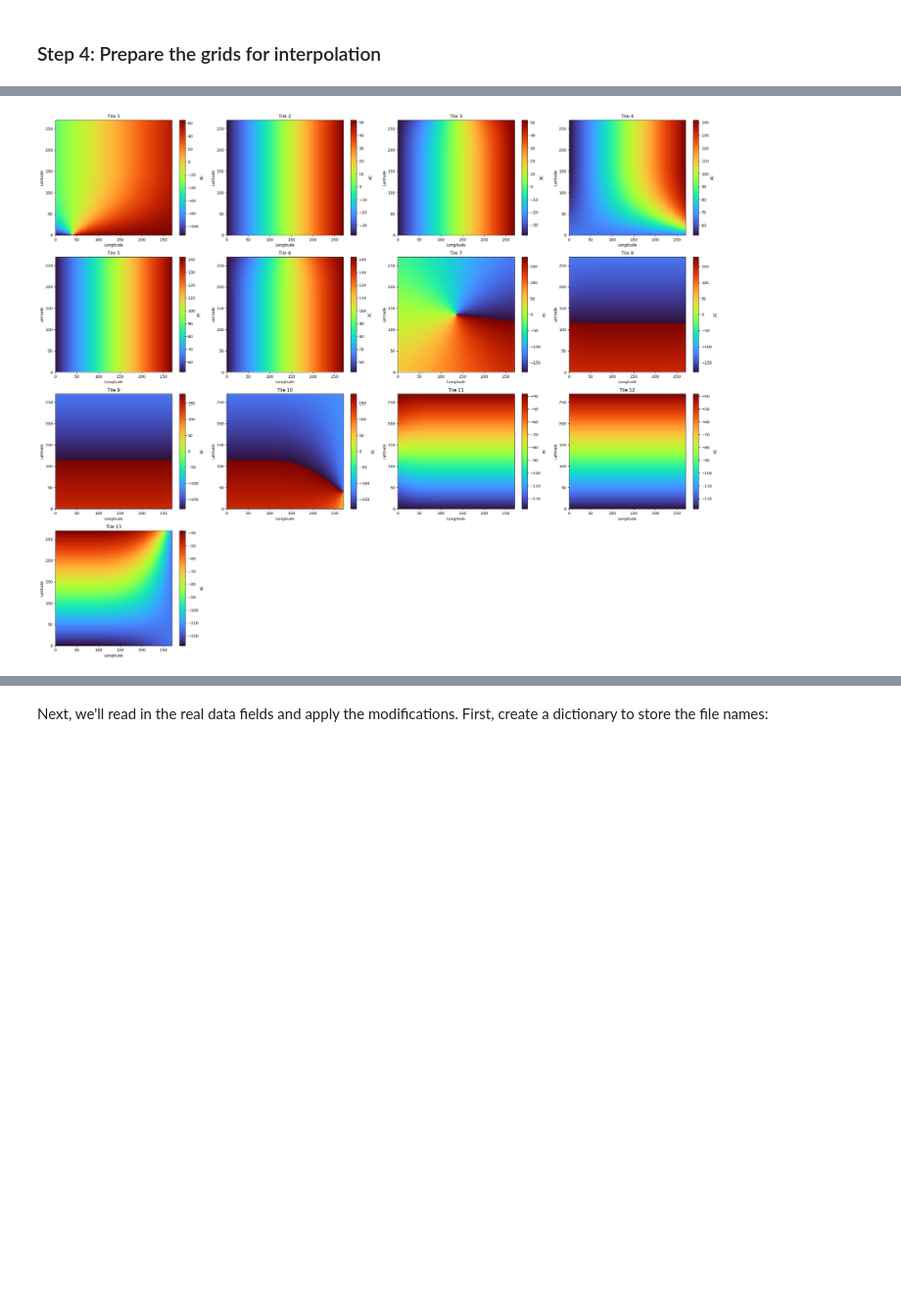
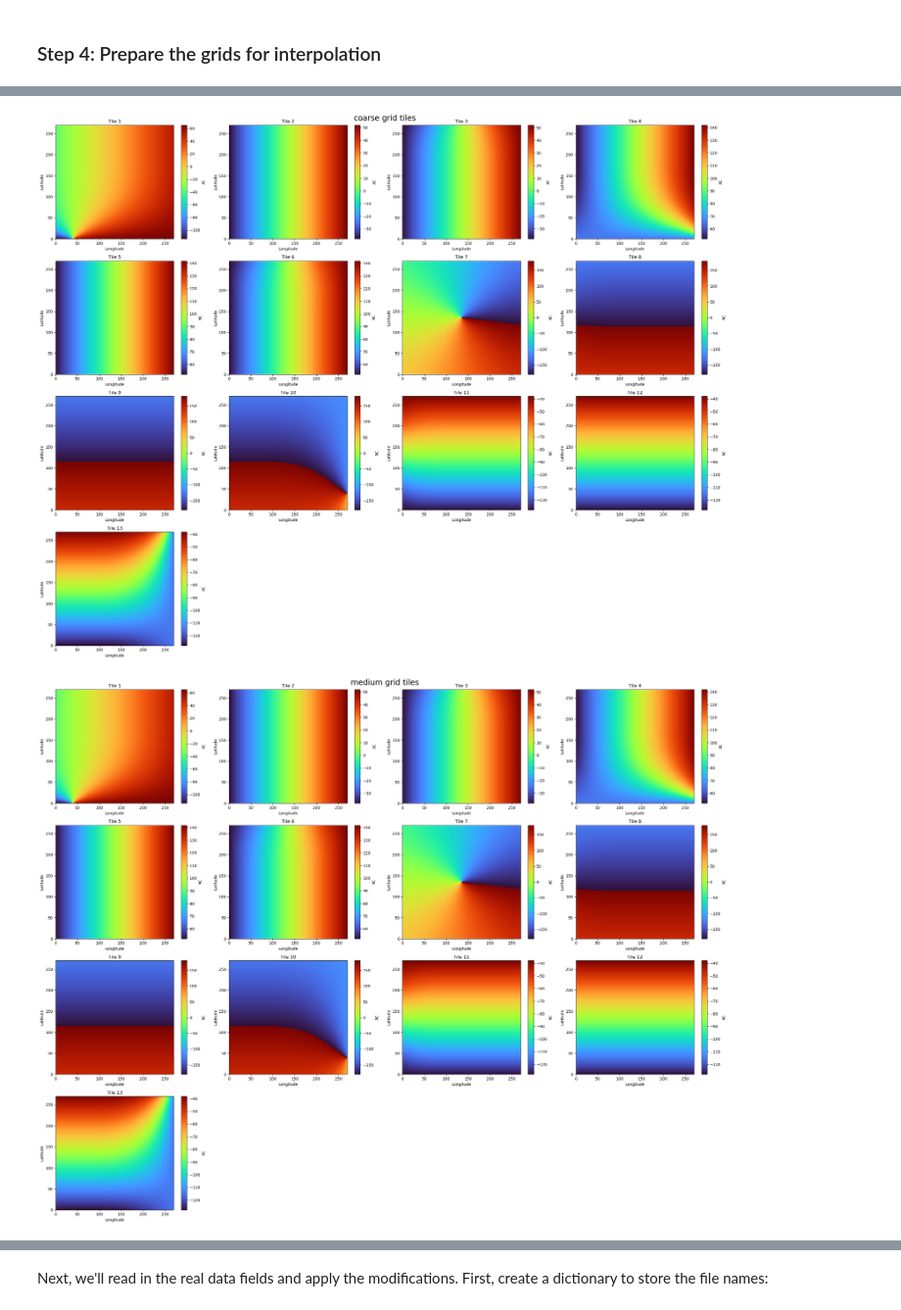
Before and after one commit to tparker1/cs185c_fall2024, a Jupyter notebook: Project/notebooks/10-2 Creating Initial Conditions.ipynb, the cells around one changed output, grey strips where cells are left out. Shown at 98% size. Drawn from its saved outputs; the diff is of its cells as text; code cells hidden in the pictures; blank space fills up the shorter version.

```diff
--- a/Project/notebooks/10-2 Creating Initial Conditions.ipynb
+++ b/Project/notebooks/10-2 Creating Initial Conditions.ipynb
@@ -50,12 +50,19 @@ sys.path.append('/home/tara/Documents/SJSU/CS_185C/lectures/lecture10_2/')
 
 from eccoseas.ecco import grid
 # %%
-ecco_XC_tiles = grid.read_ecco_grid_tiles_from_nc(data_folder, var_name='XC')
-ecco_YC_tiles = grid.read_ecco_grid_tiles_from_nc(data_folder, var_name='YC')
-ecco_hFacC_tiles = grid.read_ecco_grid_tiles_from_nc(data_folder, var_name='hFacC')
-ecco_hFacW_tiles = grid.read_ecco_grid_tiles_from_nc(data_folder, var_name='hFacW')
-ecco_hFacS_tiles = grid.read_ecco_grid_tiles_from_nc(data_folder, var_name='hFacS')
-ecco_RF_tiles = grid.read_ecco_grid_tiles_from_nc(data_folder, var_name='RF')
+coarse_ecco_XC_tiles = grid.read_ecco_grid_tiles_from_nc(data_folder, var_name='XC')
+coarse_ecco_YC_tiles = grid.read_ecco_grid_tiles_from_nc(data_folder, var_name='YC')
+coarse_ecco_hFacC_tiles = grid.read_ecco_grid_tiles_from_nc(data_folder, var_name='hFacC')
+coarse_ecco_hFacW_tiles = grid.read_ecco_grid_tiles_from_nc(data_folder, var_name='hFacW')
+coarse_ecco_hFacS_tiles = grid.read_ecco_grid_tiles_from_nc(data_folder, var_name='hFacS')
+coarse_ecco_RF_tiles = grid.read_ecco_grid_tiles_from_nc(data_folder, var_name='RF')
+
+medium_ecco_XC_tiles = grid.read_ecco_grid_tiles_from_nc(data_folder, var_name='XC')
+medium_ecco_YC_tiles = grid.read_ecco_grid_tiles_from_nc(data_folder, var_name='YC')
+medium_ecco_hFacC_tiles = grid.read_ecco_grid_tiles_from_nc(data_folder, var_name='hFacC')
+medium_ecco_hFacW_tiles = grid.read_ecco_grid_tiles_from_nc(data_folder, var_name='hFacW')
+medium_ecco_hFacS_tiles = grid.read_ecco_grid_tiles_from_nc(data_folder, var_name='hFacS')
+medium_ecco_RF_tiles = grid.read_ecco_grid_tiles_from_nc(data_folder, var_name='RF')
 # %% [markdown]
 As described [HERE](https://ecco-v4-python-tutorial.readthedocs.io/ECCO_v4_Plotting_Tiles.html), the ECCO grid has 13 tiles
 # %% [markdown]
@@ -144,23 +206,29 @@ plt.show()
 # %%
-fig, axes = plt.subplots(4, 4, figsize=(25, 20))
-axes = axes.flatten()
+def check_tiles(ecco_XC_tiles, res):
+    fig, axes = plt.subplots(4, 4, figsize=(25, 20))
+    axes = axes.flatten()
 
-for i in range(13):
-    ax = axes[i]
-    ax.set_title(f'Tile {i+1}')
-    ax.set_xlabel('Longitude')
-    ax.set_ylabel('Latitude')
+    for i in range(13):
+        ax = axes[i]
+        ax.set_title(f'Tile {i+1}')
+        ax.set_xlabel('Longitude')
+        ax.set_ylabel('Latitude')
 
-    # C = ax.pcolormesh(ecco_XC_tiles[i+1], ecco_YC_tiles[i+1], ecco_XC_tiles[i+1], cmap='turbo')
-    C = ax.pcolormesh(ecco_XC_tiles[i+1], cmap='turbo')
-    fig.colorbar(C, ax=ax, orientation='vertical', label='XC')
+        C = ax.pcolormesh(ecco_XC_tiles[i+1], cmap='turbo')
+        fig.colorbar(C, ax=ax, orientation='vertical', label='XC')
 
-for j in range(13, len(axes)):
-    fig.delaxes(axes[j])
+    for j in range(13, len(axes)):
+        fig.delaxes(axes[j])
 
-plt.tight_layout()
-plt.show()
+    plt.suptitle(f'{res} grid tiles', fontsize=20)
+
+    plt.tight_layout()
+    plt.show()
+
+check_tiles(coarse_ecco_XC_tiles, 'coarse')
+check_tiles(medium_ecco_XC_tiles, 'medium')
 # %% [output]
-[figure, old version]
+[figure, new version]
+[figure, added]
 # %%
 tile_list = [1,2,3,4,5,6,7,8,9,10,11,12,13]
```
Also changed, not shown: parts of 14 cells of this notebook.
